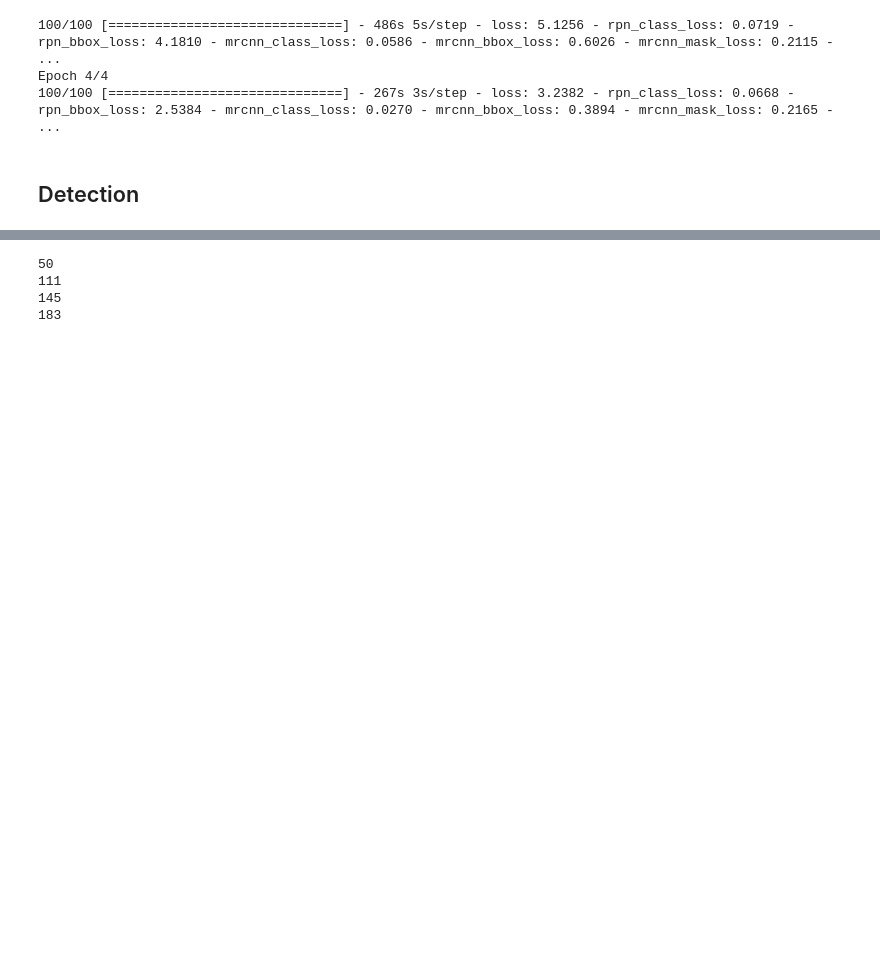
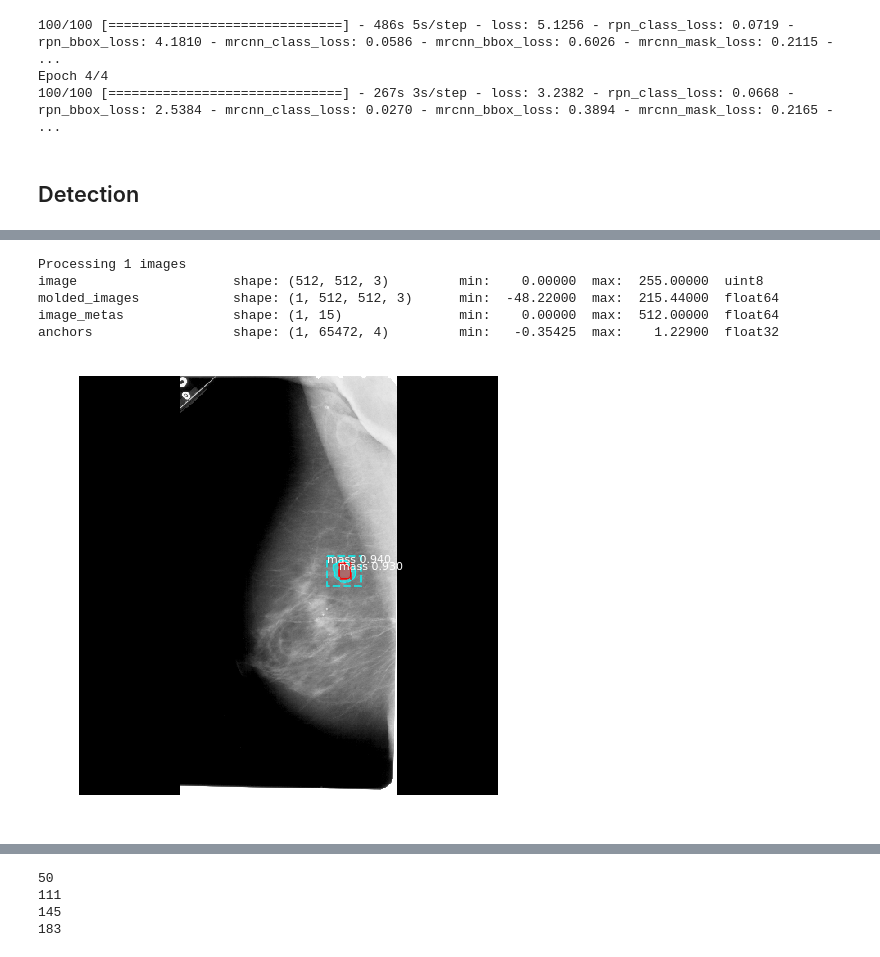
Before and after one commit to patrick-12sigma/cal-detection, a Jupyter notebook: code/Mask_RCNN/cal_Mask_rcnn.ipynb, the cells around one changed output, grey strips where cells are left out. Cells and saved outputs as stored; diff of their text form; code cells hidden in the pictures; blank space fills up the shorter version.

```diff
--- a/code/Mask_RCNN/cal_Mask_rcnn.ipynb
+++ b/code/Mask_RCNN/cal_Mask_rcnn.ipynb
@@ -409,0 +502,13 @@ Loading weights from  /home/sky8/cal/logs/calcification-coco20180419T0119/mask_r
+# %%
+results = model.detect([original_image], verbose=1)
+r = results[0]
+
+visualize.display_instances(original_image, r['rois'], r['masks'], r['class_ids'],
+                            dataset_val.class_names, r['scores'], ax=get_ax())
+# %% [output]
+Processing 1 images
+image                    shape: (512, 512, 3)         min:    0.00000  max:  255.00000  uint8
+molded_images            shape: (1, 512, 512, 3)      min:  -48.22000  max:  215.44000  float64
+image_metas              shape: (1, 15)               min:    0.00000  max:  512.00000  float64
+anchors                  shape: (1, 65472, 4)         min:   -0.35425  max:    1.22900  float32
+[figure, added]
```
Also changed, not shown: parts of 18 cells of this notebook, 4 other files.
